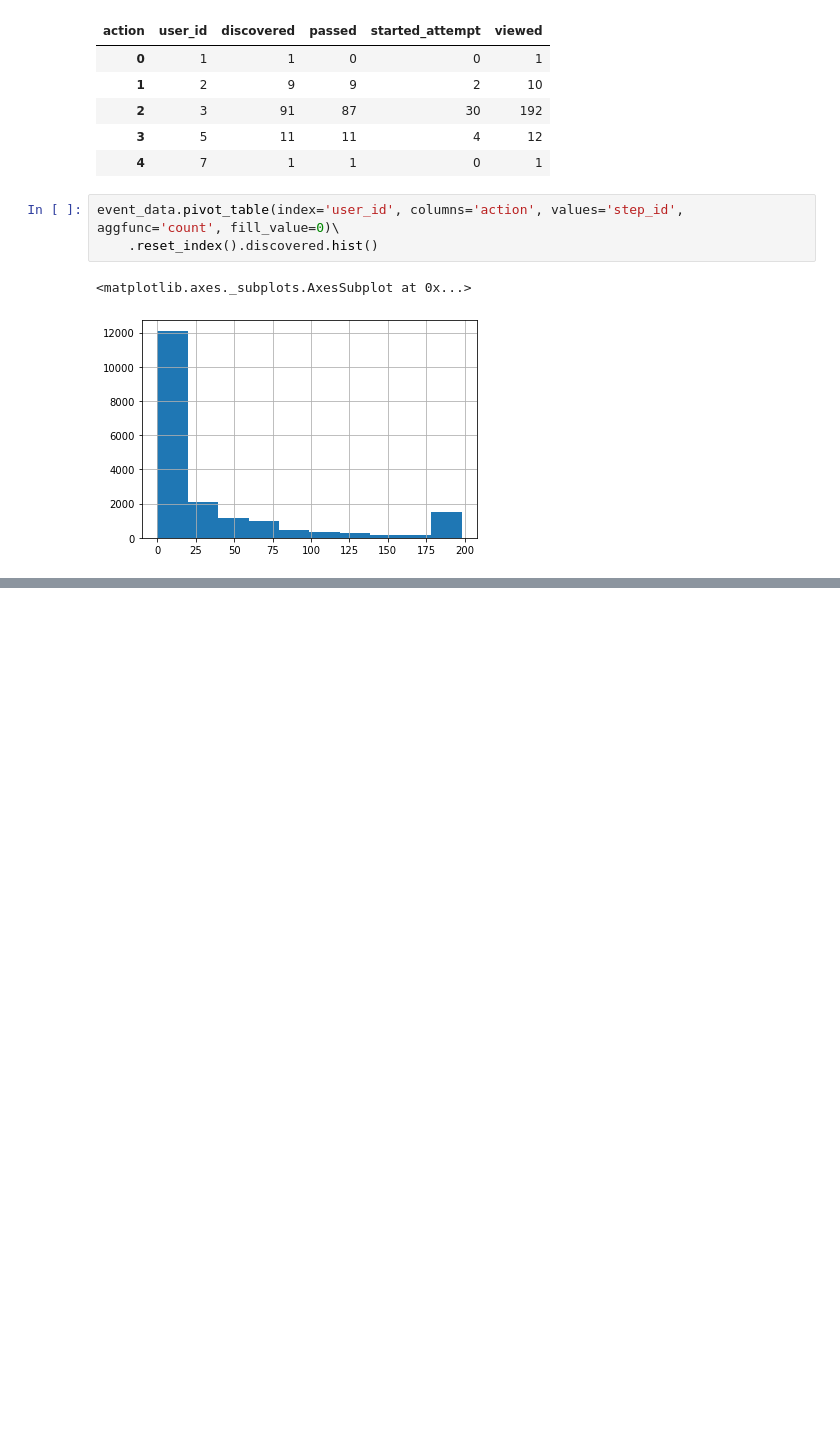
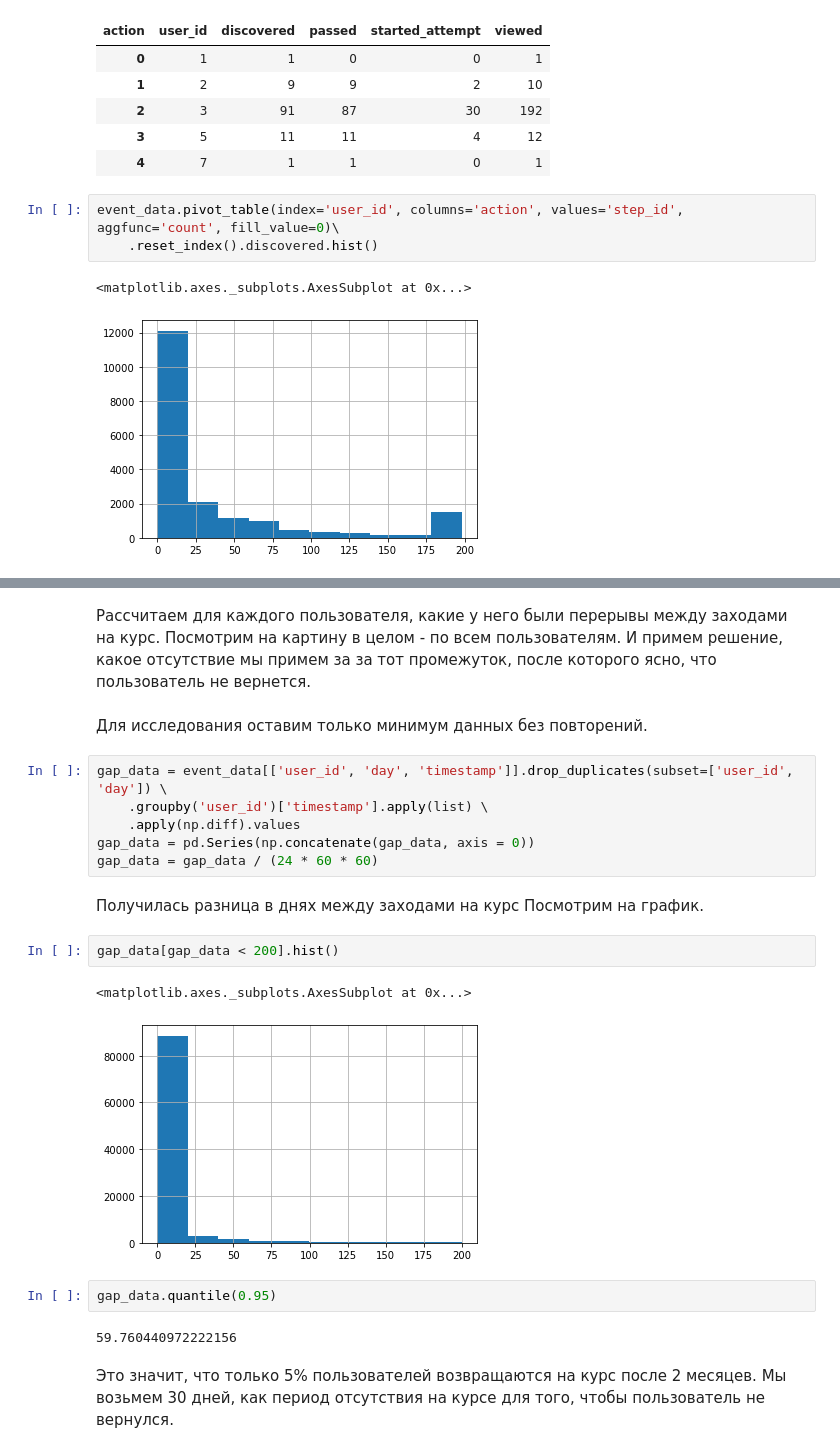
Before and after one commit to CrazyDi/PythonDataScience, a Jupyter notebook: StepikMLContest.ipynb, the cells around one changed output, grey strips where cells are left out. Cells and saved outputs as stored; diff of their text form; blank space fills up the shorter version.

```diff
--- a/StepikMLContest.ipynb
+++ b/StepikMLContest.ipynb
@@ -107,0 +149,27 @@ event_data.pivot_table(index='user_id', columns='action', values='step_id', aggf
+# %% [markdown]
+Рассчитаем для каждого пользователя, какие у него были перерывы между заходами на курс.
+Посмотрим на картину в целом - по всем пользователям.
+И примем решение, какое отсутствие мы примем за за тот промежуток, после которого ясно, что пользователь не вернется.
+# %% [markdown]
+Для исследования оставим только минимум данных без повторений.
+# %%
+gap_data = event_data[['user_id', 'day', 'timestamp']].drop_duplicates(subset=['user_id', 'day']) \
+    .groupby('user_id')['timestamp'].apply(list) \
+    .apply(np.diff).values
+gap_data = pd.Series(np.concatenate(gap_data, axis = 0))
+gap_data = gap_data / (24 * 60 * 60)
+# %% [markdown]
+Получилась разница в днях между заходами на курс
+Посмотрим на график.
+# %%
+gap_data[gap_data < 200].hist()
+# %% [output]
+<matplotlib.axes._subplots.AxesSubplot at 0x...>
+[figure, added]
+# %%
+gap_data.quantile(0.95)
+# %% [output]
+59.760440972222156
+# %% [markdown]
+Это значит, что только 5% пользователей возвращаются на курс после 2 месяцев.
+Мы возьмем 30 дней, как период отсутствия на курсе для того, чтобы пользователь не вернулся.
```
Also changed, not shown: parts of 30 cells of this notebook.
